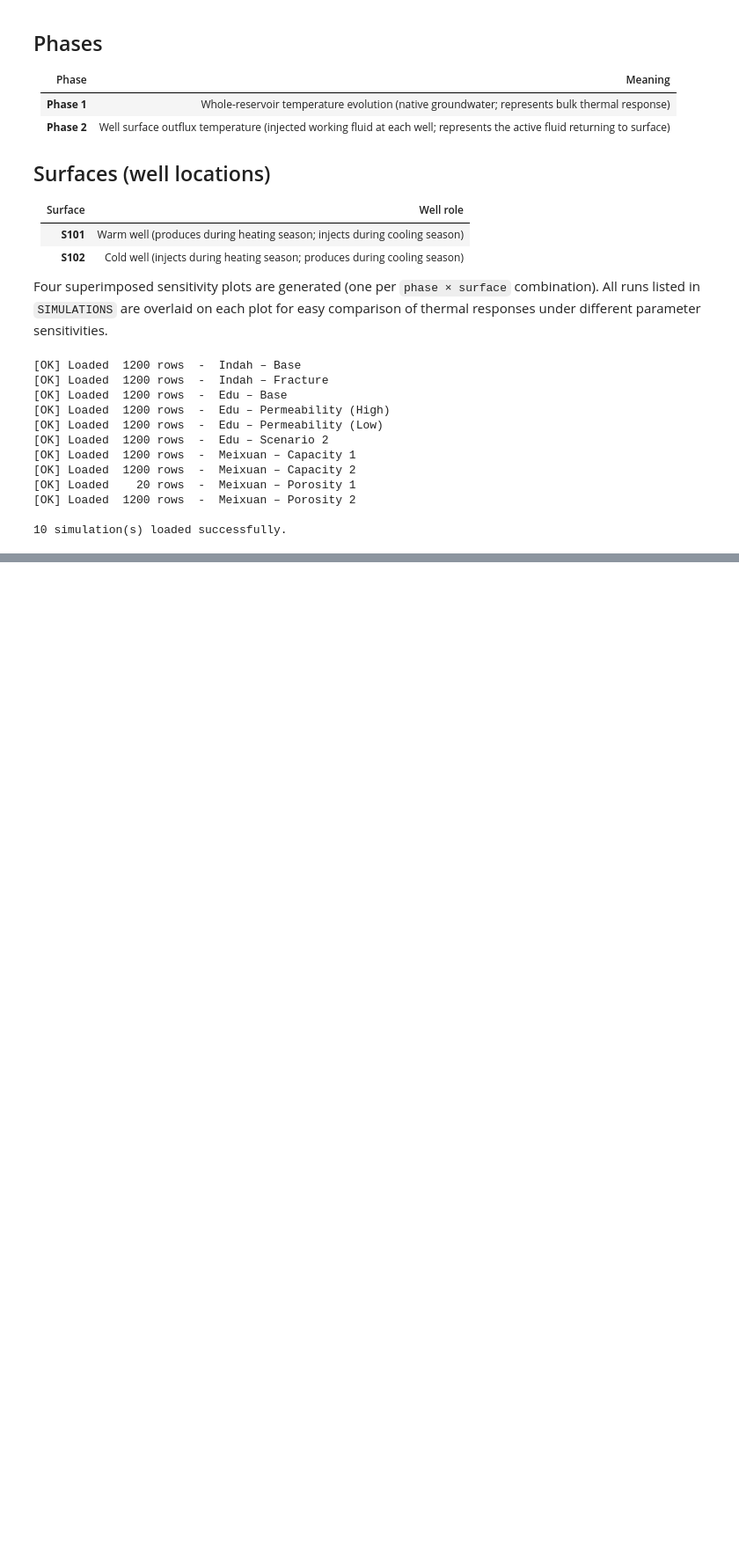
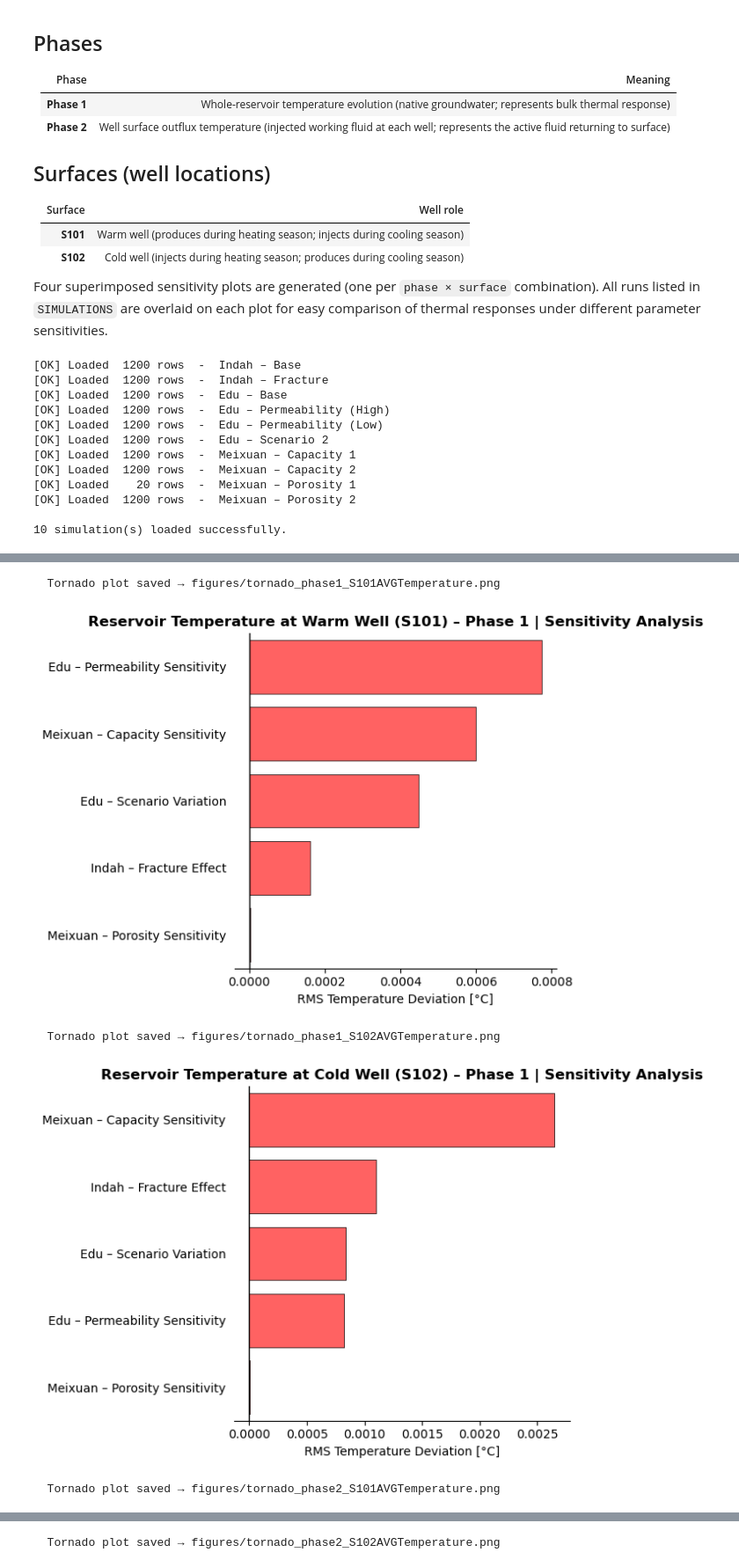
Before and after one commit to ada-jas25/ICFERST, a Jupyter notebook: results_processing.ipynb, the cells around one changed output, grey strips where cells are left out. Shown at 88% size. Cells and saved outputs as stored; diff of their text form; code cells hidden in the pictures; blank space fills up the shorter version.

Commit message:
updated git ignore and plotted tornado plots using RMS

```diff
--- a/results_processing.ipynb
+++ b/results_processing.ipynb
@@ -259 +263,20 @@ for col, title, ylabel in PLOT_SPECS:
 [figure]
+# %%
+# ─────────────────────────────────────────────────────────────────────────────
+# SENSITIVITY ANALYSIS CONFIGURATION
+# ─────────────────────────────────────────────────────────────────────────────
+# Map each sensitivity group to (baseline_label, [variation_label, ...])
+# The baseline is the reference; variations show deviation from it.
+# Labels must match exactly those in SIMULATIONS.
+#
+# To add a new sensitivity group: append a new tuple, e.g.
+#   ("Xinzhe – Capacity", "Xinzhe – Capacity (Base)", ["Xinzhe – Capacity Higher", "Xinzhe – Capacity Lower"]),
+#
+# If a sensitivity has no clear baseline, use the first listed case as reference.
+SENSITIVITY_GROUPS = [
+    ("Indah – Fracture Effect", "Indah – Base", ["Indah – Fracture"]),
+    ("Edu – Permeability Sensitivity", "Edu – Base", ["Edu – Permeability (High)", "Edu – Permeability (Low)"]),
+    ("Edu – Scenario Variation", "Edu – Base", ["Edu – Scenario 2"]),
+    ("Meixuan – Porosity Sensitivity", "Meixuan – Porosity 1", ["Meixuan – Porosity 2"]),
+    ("Meixuan – Capacity Sensitivity", "Meixuan – Capacity 1", ["Meixuan – Capacity 2"]),
+]
@@ -259,0 +367,50 @@ for col, title, ylabel in PLOT_SPECS:
+# %%
+# ─────────────────────────────────────────────────────────────────────────────
+# GENERATE TORNADO CHARTS FOR EACH TEMPERATURE COLUMN
+# ─────────────────────────────────────────────────────────────────────────────
+
+midpoint = 0.0
+
+for col, time_series_title, ylabel in PLOT_SPECS:
+
+    sensitivity_df = compute_sensitivity_matrix(
+        datasets=datasets,
+        sensitivity_groups=SENSITIVITY_GROUPS,
+        column=col,
+    )
+
+    if sensitivity_df.empty:
+        continue
+
+    # For each group compute max RMS (dropping NaN from single-variant groups).
+    group_rms = {}
+    for label in sensitivity_df.index:
+        vals = sensitivity_df.loc[label].dropna().values
+        if len(vals) > 0:
+            group_rms[label] = float(np.max(vals))
+
+    # Sort ascending so largest RMS gets the highest y index (top of plot).
+    sorted_groups = sorted(group_rms.items(), key=lambda x: x[1], reverse=False)
+
+    labels      = np.array([g[0] for g in sorted_groups])
+    high_values = np.array([g[1] for g in sorted_groups])
+    low_values  = np.zeros(len(labels))
+
+    tornado_title = time_series_title.replace("Time Series", "Sensitivity Analysis")
+    save_path = (FIGURES_DIR / f"tornado_{col.replace('[','_').replace(']','').replace('(','').replace(')','')}.png"
+                 if SAVE_FIGURES else None)
+
+    tornado_chart(
+        labels=labels,
+        midpoint=midpoint,
+        low_values=low_values,
+        high_values=high_values,
+        title=tornado_title,
+        save_path=save_path,
+    )
+# %% [output]
+  Tornado plot saved → figures/tornado_phase1_S101AVGTemperature.png
+[figure, added]
+  Tornado plot saved → figures/tornado_phase1_S102AVGTemperature.png
+[figure, added]
+  Tornado plot saved → figures/tornado_phase2_S101AVGTemperature.png
@@ -259,0 +418 @@ for col, title, ylabel in PLOT_SPECS:
+  Tornado plot saved → figures/tornado_phase2_S102AVGTemperature.png
```
Also changed, not shown: parts of 3 cells of this notebook, 1 other file.
